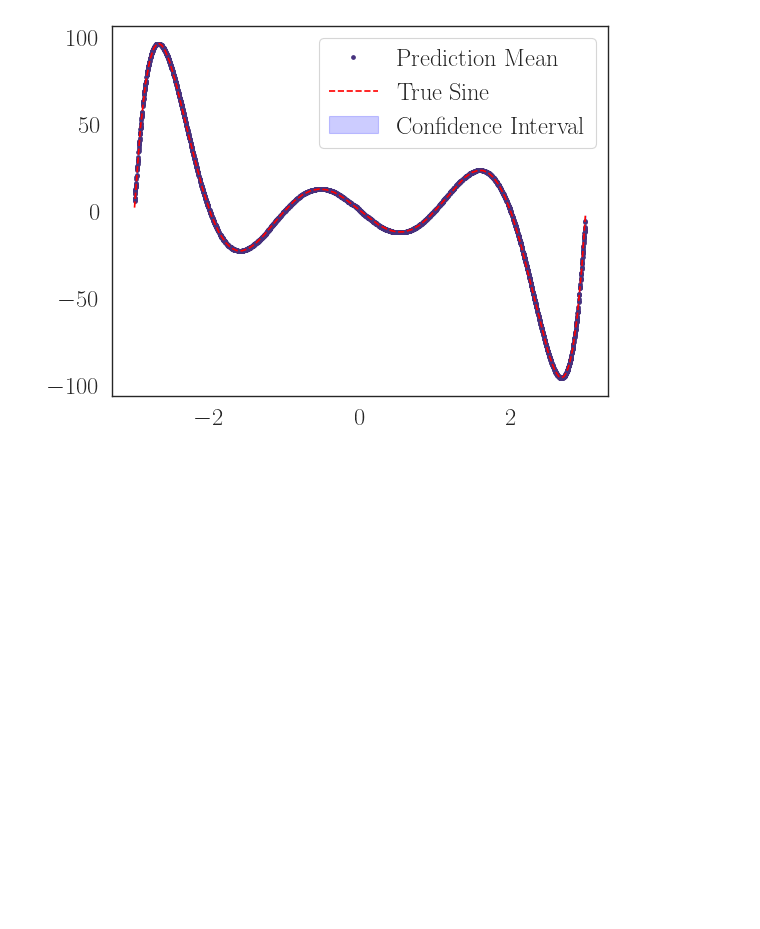
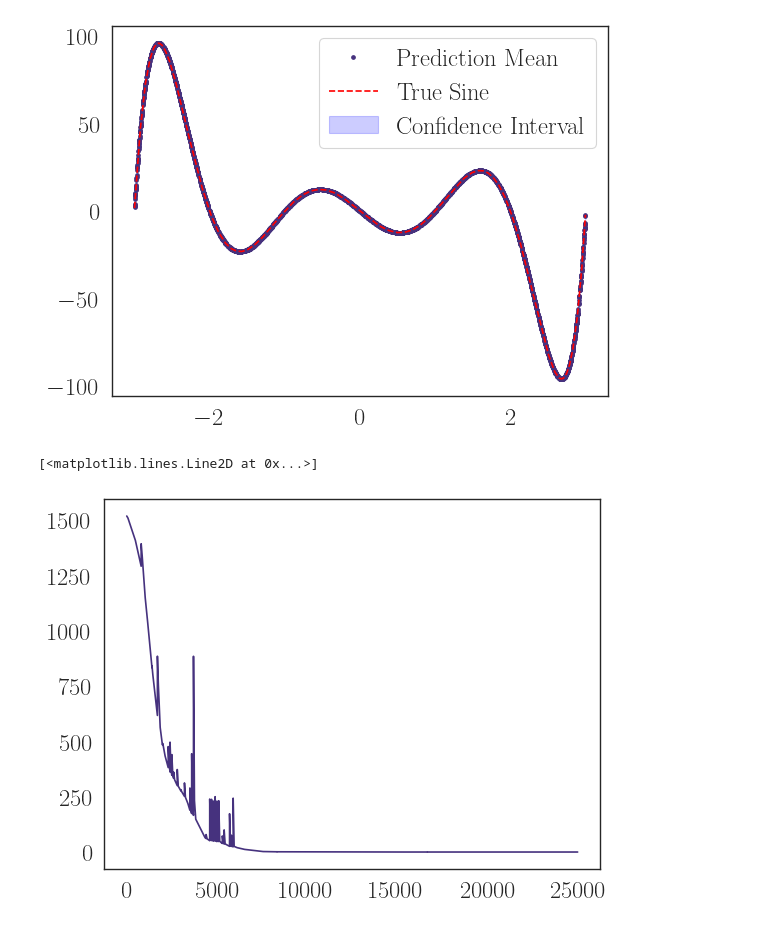
Before and after one commit to ParticularlyPythonicBS/NeuralNetworkEvolution, a Jupyter notebook: analysis/analysis_test_loss.ipynb, the cells around one changed output. Cells and saved outputs as stored; diff of their text form; code cells hidden in the pictures; blank space fills up the shorter version.

```diff
--- a/analysis/analysis_test_loss.ipynb
+++ b/analysis/analysis_test_loss.ipynb
@@ -125,6 +126,13 @@ plt.legend()
 plt.show()
 # %% [output]
 [figure]
+# %%
+epochs, losses = zip(*train_loss_history[0])
+# %%
+plt.plot(epochs, losses)
+# %% [output]
+[<matplotlib.lines.Line2D at 0x...>]
+[figure, added]
 # %%
 fig, ax1 = plt.subplots(figsize=(10, 6))
 
```
Also changed, not shown: parts of 9 cells of this notebook, 2 other files.
